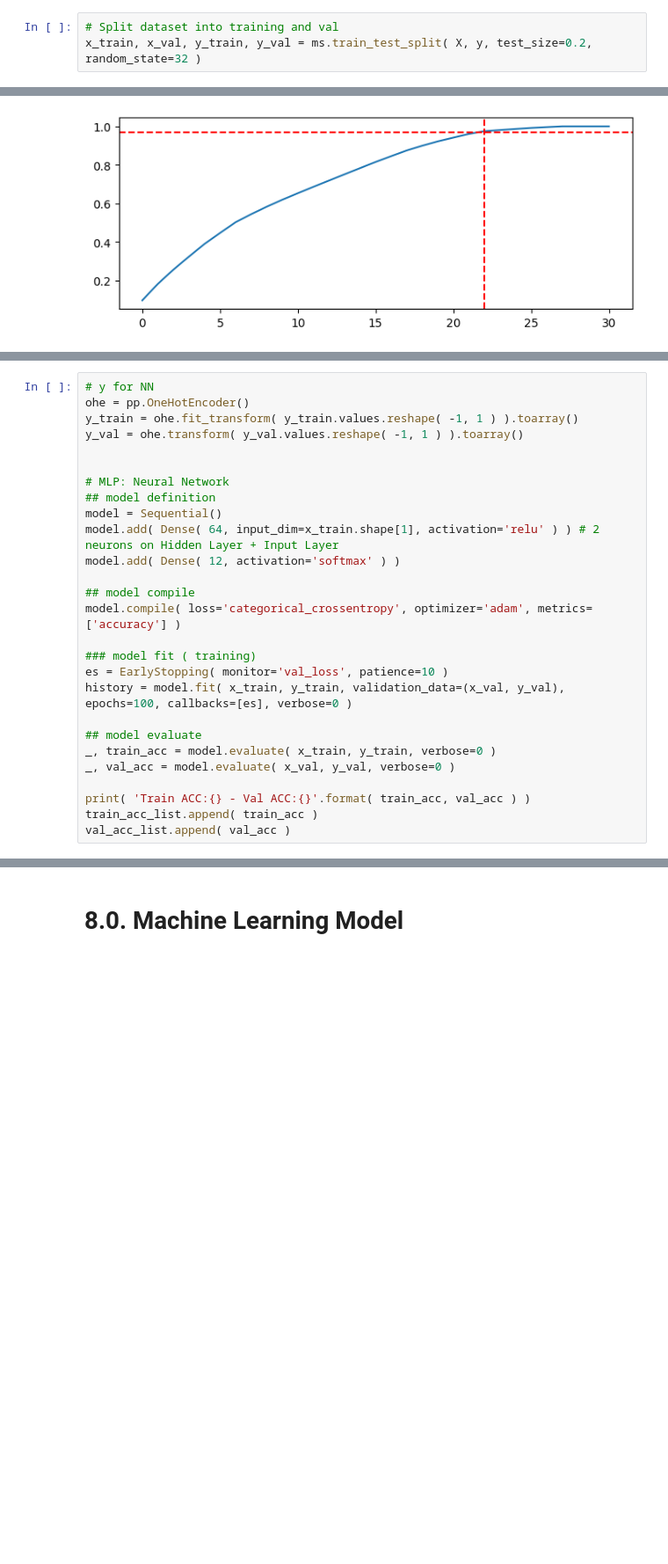
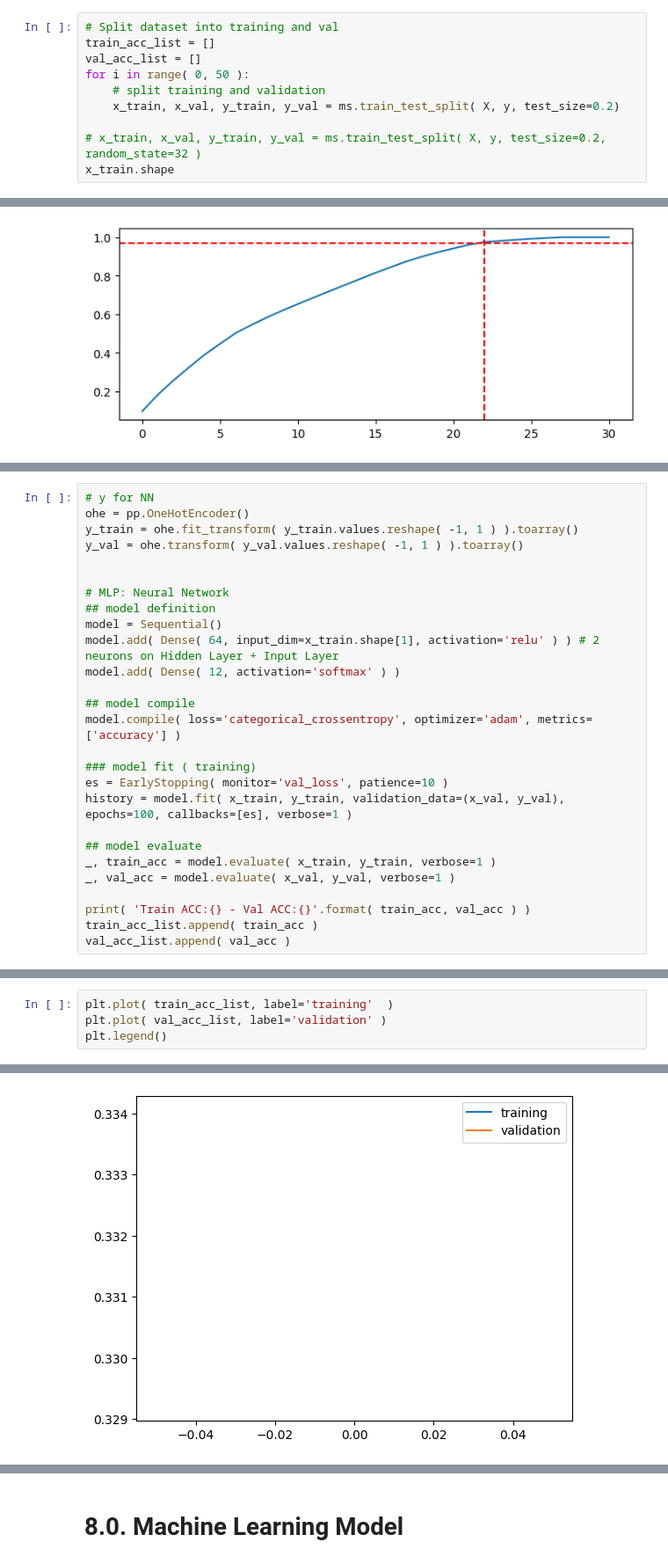
Before and after one commit to alessandra-barbosa/airbnb_predict_first_booking, a Jupyter notebook: 09_ab_Features_selection.ipynb, the cells around one changed output, grey strips where cells are left out. Shown at 88% size. Saved outputs shown, nothing was run; the diff lists cells and outputs as text; blank space fills up the shorter version.

Commit message:
df_test

```diff
--- a/09_ab_Features_selection.ipynb
+++ b/09_ab_Features_selection.ipynb
@@ -974,4 +970,11 @@ X = df7.drop( 'country_destination', axis=1 )
 y = df7['country_destination'].copy()
 # %%
 # Split dataset into training and val
-x_train, x_val, y_train, y_val = ms.train_test_split( X, y, test_size=0.2, random_state=32 )
+train_acc_list = []
+val_acc_list = []
+for i in range( 0, 50 ):
+    # split training and validation
+    x_train, x_val, y_train, y_val = ms.train_test_split( X, y, test_size=0.2)
+
+# x_train, x_val, y_train, y_val = ms.train_test_split( X, y, test_size=0.2, random_state=32 )
+x_train.shape
@@ -1028,11 +1026,11 @@ model.compile( loss='categorical_crossentropy', optimizer='adam', metrics=['accu
 
 ### model fit ( training)
 es = EarlyStopping( monitor='val_loss', patience=10 )
-history = model.fit( x_train, y_train, validation_data=(x_val, y_val), epochs=100, callbacks=[es], verbose=0 )
+history = model.fit( x_train, y_train, validation_data=(x_val, y_val), epochs=100, callbacks=[es], verbose=1 )
 
 ## model evaluate
-_, train_acc = model.evaluate( x_train, y_train, verbose=0 )
-_, val_acc = model.evaluate( x_val, y_val, verbose=0 )
+_, train_acc = model.evaluate( x_train, y_train, verbose=1 )
+_, val_acc = model.evaluate( x_val, y_val, verbose=1 )
 
 print( 'Train ACC:{} - Val ACC:{}'.format( train_acc, val_acc ) )
 train_acc_list.append( train_acc )
@@ -1041,0 +1062,5 @@ KeyboardInterrupt:
+# %%
+plt.plot( train_acc_list, label='training'  )
+plt.plot( val_acc_list, label='validation' )
+plt.legend()
+# %% [output]
@@ -1041,0 +1068 @@ KeyboardInterrupt:
+[figure, added]
```
Also changed, not shown: parts of 18 cells of this notebook, 3 other files.
